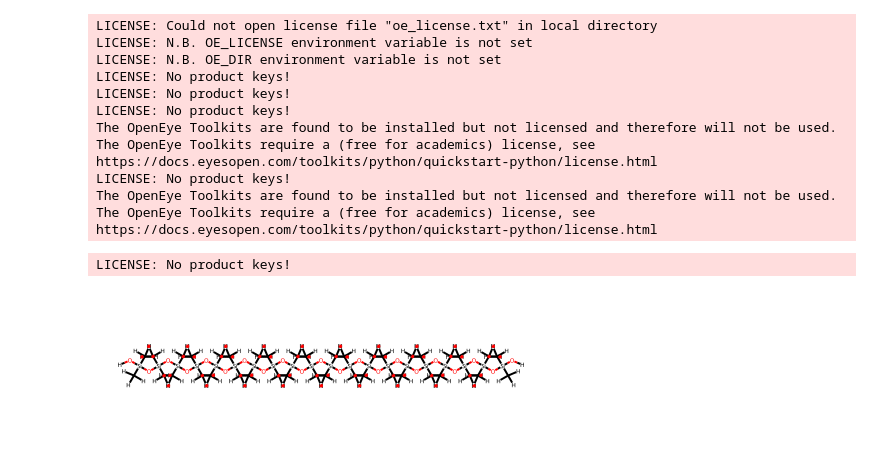
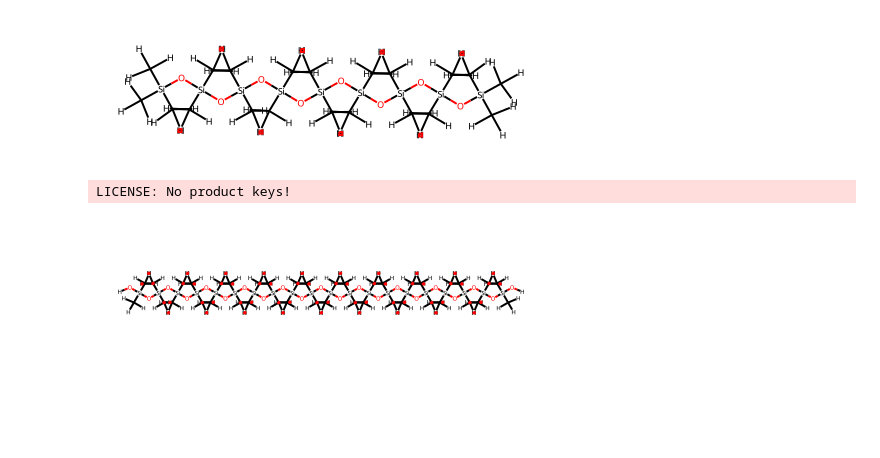
Before and after one commit to matta-research-group/SwiftPol, a Jupyter notebook: Example_Notebooks/PDMS_build.ipynb, the cells around one changed output. Saved outputs shown, nothing was run; the diff lists cells and outputs as text; code cells hidden in the pictures; blank space fills up the shorter version.

Commit message:
added option to include bespoke initiators as well as terminals

```diff
--- a/Example_Notebooks/PDMS_build.ipynb
+++ b/Example_Notebooks/PDMS_build.ipynb
@@ -8,27 +8,21 @@ import parmed
 # %%
 # Build short PDMS chain (adjust num_chains to get a larger ensemble)
 # Ignore OpenEye warnings, license not needed for this application
+# Si(C)(C)(C) caps
 sys = build.polymer_system_from_PDI(
             monomer_list=['I-[Si](-C)(-C)-O-I'],
             reaction='[O:1][I:3].[Si:2][I:4]>>[O:1][Si:2].[I:3][I:4]',
-            length_target=20,
-            terminals='O',
+            length_target=8,
+            terminals='C',
+            initiator='[Si](-C)(-C)(-C)',
             num_chains=1,
             PDI_target=1.0,
             acceptance=5
         )
-# %% [output]
-LICENSE: Could not open license file "oe_license.txt" in local directory
-LICENSE: N.B. OE_LICENSE environment variable is not set
-LICENSE: N.B. OE_DIR environment variable is not set
-LICENSE: No product keys!
-LICENSE: No product keys!
-LICENSE: No product keys!
-The OpenEye Toolkits are found to be installed but not licensed and therefore will not be used.
-The OpenEye Toolkits require a (free for academics) license, see https://docs.eyesopen.com/toolkits/python/quickstart-python/license.html
-LICENSE: No product keys!
-The OpenEye Toolkits are found to be installed but not licensed and therefore will not be used.
-The OpenEye Toolkits require a (free for academics) license, see https://docs.eyesopen.com/toolkits/python/quickstart-python/license.html
+# %%
+sys.chain_rdkit[0]
+# %% [output]
+[figure, added]
 # %%
 sys.generate_conformers()
 # %% [output]
```
Also changed, not shown: parts of 1 cell of this notebook, 1 other file.
